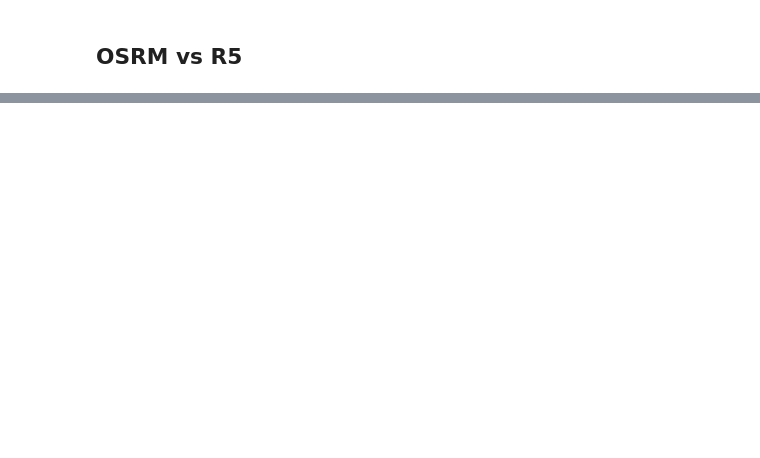
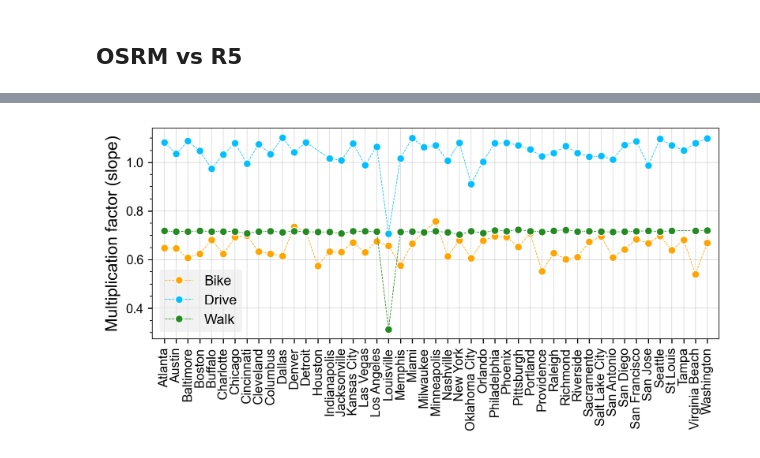
Before and after one commit to rvanxer/spatial_access_america, a Jupyter notebook: 3_Travel_times.ipynb, the cells around one changed output, grey strips where cells are left out. Saved outputs shown, nothing was run; the diff lists cells and outputs as text; code cells hidden in the pictures; blank space fills up the shorter version.

```diff
--- a/3_Travel_times.ipynb
+++ b/3_Travel_times.ipynb
@@ -203,0 +224,12 @@ for i, (df, label) in enumerate([(xsOs, 'OSRM'), (aaa, 'AAA')]):
+# %%
+# def func(input_):
+#     _, df = input_
+#     model = sm.OLS(df.osrm, df[['r5']]).fit()
+#     return D(city=df.city.iloc[0], mode=df['mode'].iloc[0],
+#              slope=model.params.iloc[0], r2=model._results.rsquared)
+# grouped = (r5vsosrm.astype(D(r5=F32, osrm=F32))
+#            .query('city not in ("Bridgeport", "Hartford", "Tucson")')
+#            .groupby(['city', 'mode'], observed=1))
+# ols_fits = Pdf(pqdm(grouped, func, n_jobs=12, total=len(grouped))).disp() # 2m3s
+# ols_fits.to_parquet('data/ttm/r5_vs_osrm_ols_fits.parquet')
+ols_fits = pd.read_parquet('data/ttm/r5_vs_osrm_ols_fits.parquet').disp()
@@ -203,0 +241,13 @@ for i, (df, label) in enumerate([(xsOs, 'OSRM'), (aaa, 'AAA')]):
+# %%
+ncity = ols_fits.city.nunique()
+ax = plot(size=(8, 3), dpi=250, xminor=0, xlim=(-1, ncity),
+          ylab='Multiplication factor (slope)')
+sns.lineplot(ols_fits, x='city', y='slope', hue='mode', ax=ax,
+             palette=['#FFA500', '#03BFFF', '#238B21'],
+             marker='o', linewidth=0.5, linestyle='--')
+ax.set_xticks(range(ncity), ols_fits.city.unique(), rotation=90)
+ax.get_legend().set_title('')
+ax.set_xlabel('')
+imsave('OSRM vs R5 in all cities') # 5s
+# %% [output]
+[figure, added]
```
Also changed, not shown: parts of 33 cells of this notebook, 31 other files.
